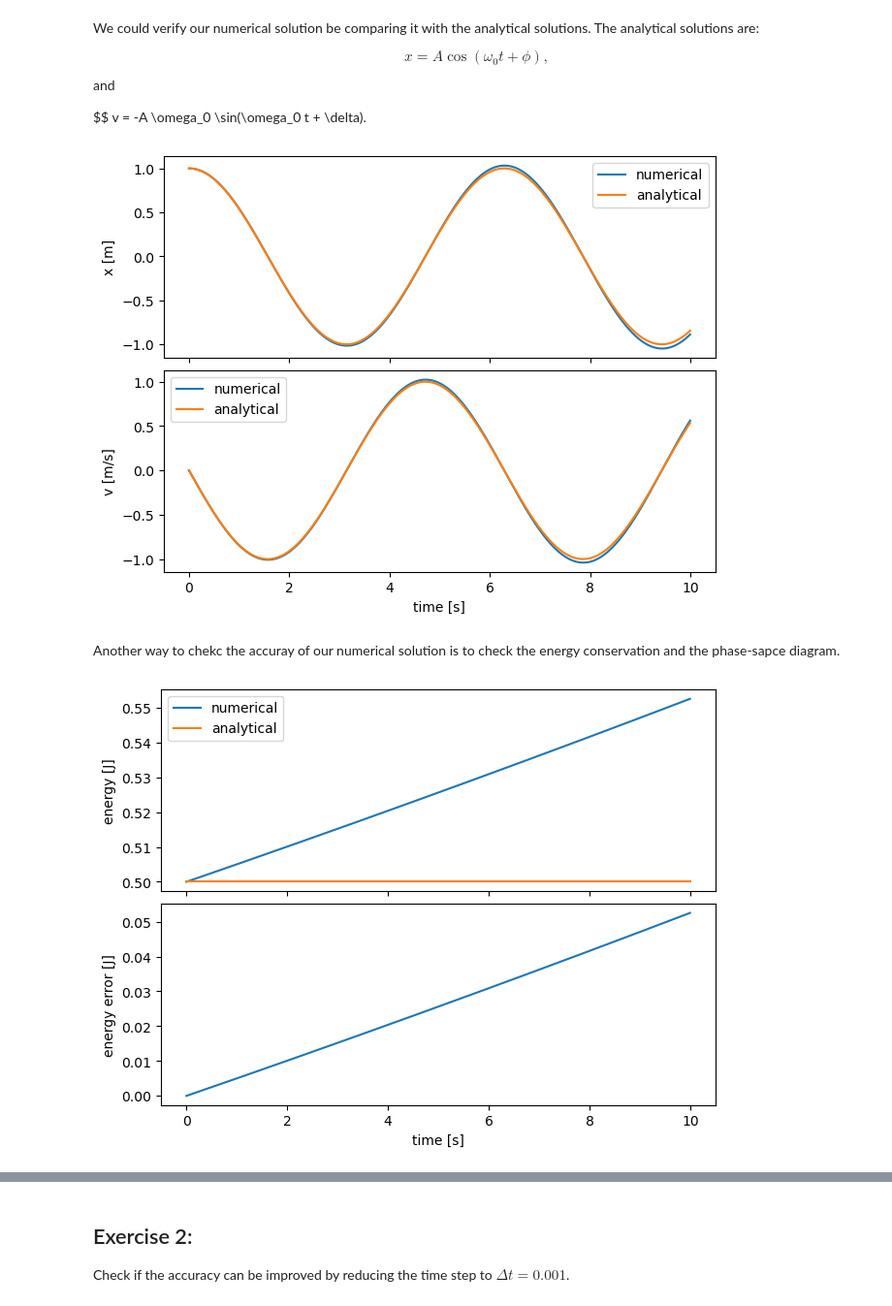
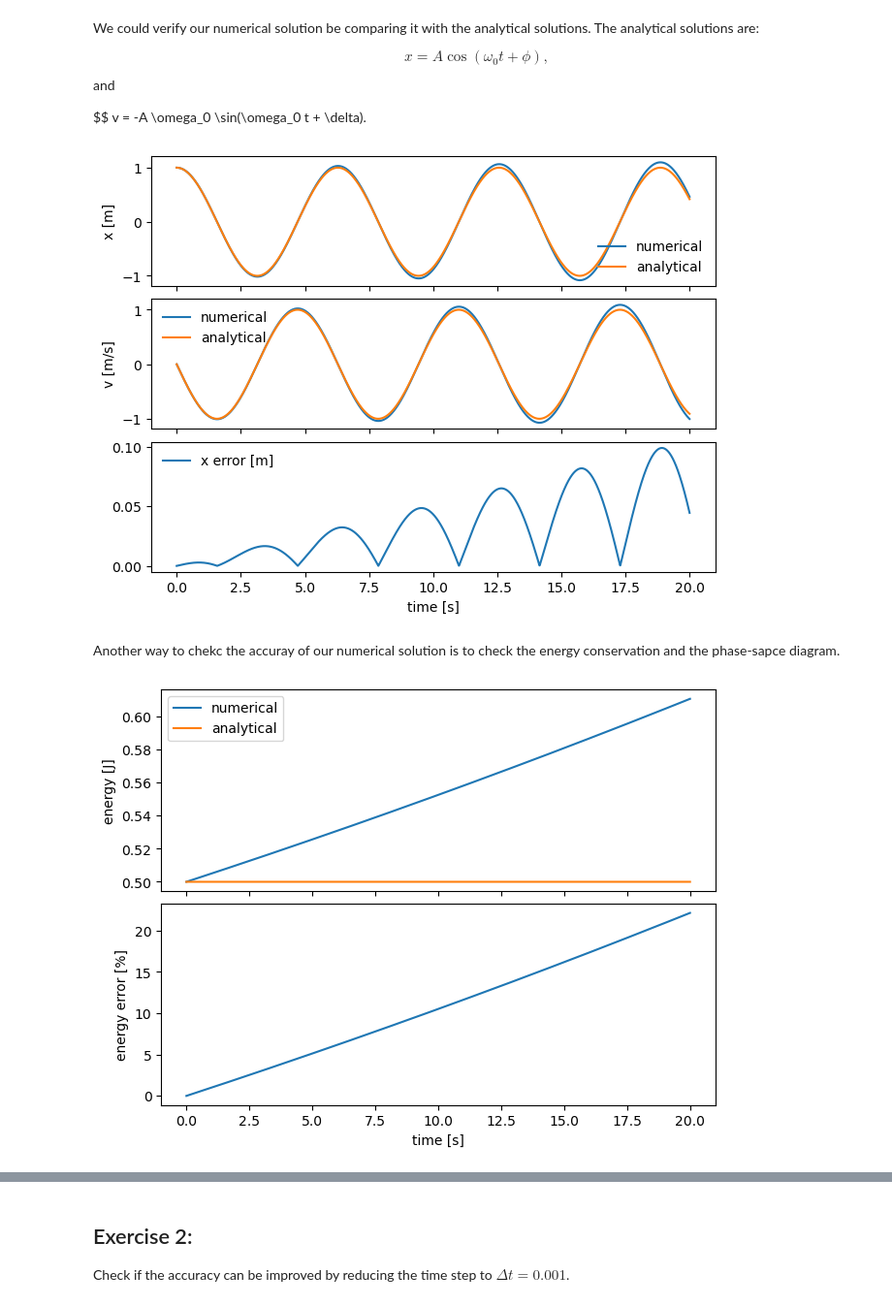
Before and after one commit to YiFang-Li/computationalPhysics-112, a Jupyter notebook: project1/project1_demo1.ipynb, the cells around one changed output, grey strips where cells are left out. Shown at 97% size. Drawn from its saved outputs; the diff is of its cells as text; code cells hidden in the pictures.

```diff
--- a/project1/project1_demo1.ipynb
+++ b/project1/project1_demo1.ipynb
@@ -45,7 +45,7 @@ omega0 = np.sqrt(k/m)
 dt = 0.01
 
 # Step 2: set up the time and solution arrays
-N = 1000
+N = 2000
 time = np.zeros(N)
 x = np.zeros(N)
 v = np.zeros(N)
@@ -84,21 +85,23 @@ v = -A \omega_0 \sin(\omega_0 t + \delta).
 # %%
 # Step 6: evaluate the analytical solution and plot it
 x_ana = A*np.cos(omega0*time)
 v_ana = -A*omega0*np.sin(omega0*time)
 
-fig,axs = plt.subplots(2,1,sharex=True,layout='constrained')
+fig,axs = plt.subplots(3,1,sharex=True,layout='constrained')
 axs[0].plot(time,x,label='numerical')
 axs[0].plot(time,x_ana,label='analytical')
 axs[0].set_ylabel('x [m]')
-axs[0].legend()
+axs[0].legend(frameon=False)
 axs[1].plot(time,v,label='numerical')
 axs[1].plot(time,v_ana,label='analytical')
 axs[1].set_ylabel('v [m/s]')
-axs[1].set_xlabel('time [s]')
-axs[1].legend()
+axs[2].set_xlabel('time [s]')
+axs[1].legend(frameon=False)
+axs[2].plot(time,np.abs(x-x_ana),label='x error [m]')
+axs[2].legend(frameon=False)
 plt.show()
 # %% [output]
-[figure, old version]
+[figure, new version]
 # %% [markdown]
 Another way to chekc the accuray of our numerical solution is to check the energy conservation and the phase-sapce diagram.
 # %%
@@ -111,13 +114,13 @@ fig,axs = plt.subplots(2,1,sharex=True,layout='constrained')
 axs[0].plot(time,energy,label='numerical')
 axs[0].plot(time,energy_ana,label='analytical')
 axs[0].set_ylabel('energy [J]')
-axs[0].legend()
-axs[1].plot(time,energy_error)
-axs[1].set_ylabel('energy error [J]')
+axs[0].legend(frameon=False)
+axs[1].plot(time,energy_error/energy_ana*100)
+axs[1].set_ylabel('energy error [%]')
 axs[1].set_xlabel('time [s]')
 plt.show()
 # %% [output]
-[figure, old version]
+[figure, new version]
 # %%
 # Step 8: evaluate the phase space
 plt.plot(x,v,label='numerical')
```
Also changed, not shown: parts of 3 cells of this notebook.
